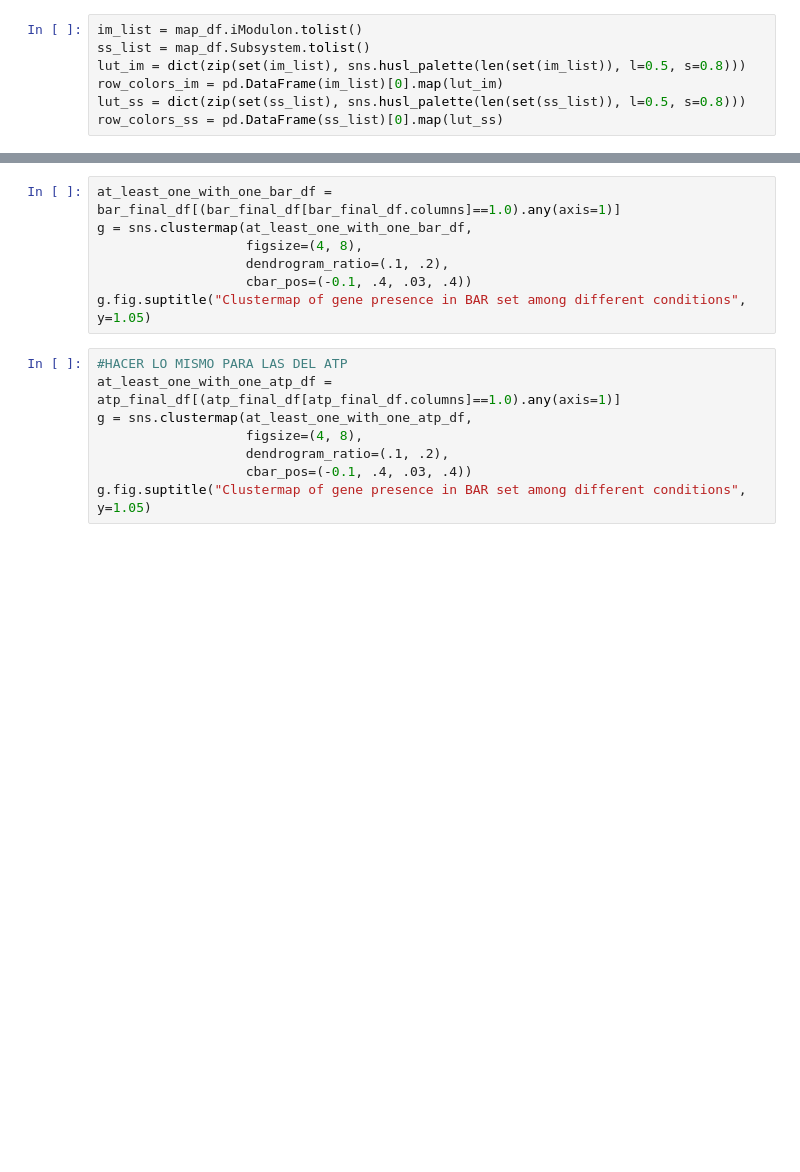
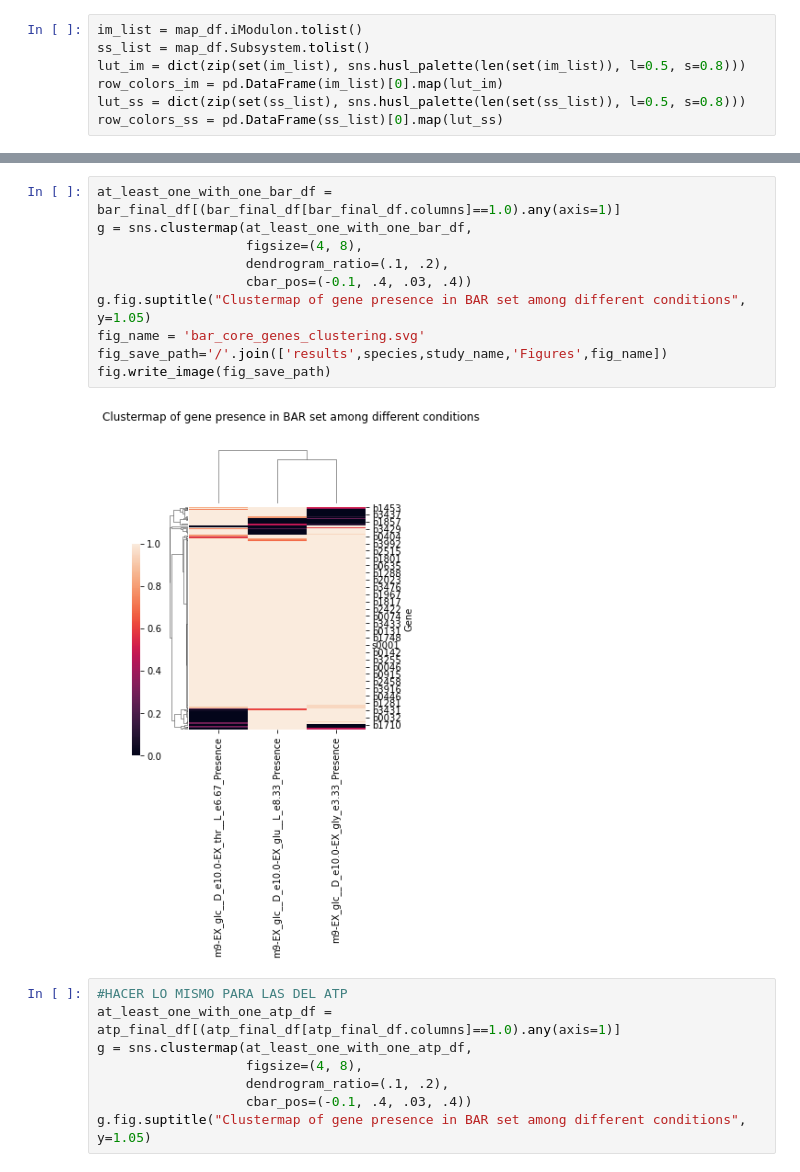
Before and after one commit to extrevaro/e-merlin, a Jupyter notebook: Study-level_enrichment_analysis.ipynb, the cells around one changed output, grey strips where cells are left out. Drawn from its saved outputs; the diff is of its cells as text; blank space fills up the shorter version.

```diff
--- a/Study-level_enrichment_analysis.ipynb
+++ b/Study-level_enrichment_analysis.ipynb
@@ -744,10 +787,15 @@ g.fig.suptitle("Clustermap of gene presence in NBR set among different condition
 # %%
 at_least_one_with_one_bar_df = bar_final_df[(bar_final_df[bar_final_df.columns]==1.0).any(axis=1)]
 g = sns.clustermap(at_least_one_with_one_bar_df,
                    figsize=(4, 8),
                    dendrogram_ratio=(.1, .2),
                    cbar_pos=(-0.1, .4, .03, .4))
 g.fig.suptitle("Clustermap of gene presence in BAR set among different conditions", y=1.05)
+fig_name = 'bar_core_genes_clustering.svg'
+fig_save_path='/'.join(['results',species,study_name,'Figures',fig_name])
+fig.write_image(fig_save_path)
+# %% [output]
+[figure, added]
 # %%
 #HACER LO MISMO PARA LAS DEL ATP
 at_least_one_with_one_atp_df = atp_final_df[(atp_final_df[atp_final_df.columns]==1.0).any(axis=1)]
```
Also changed, not shown: parts of 10 cells of this notebook.
